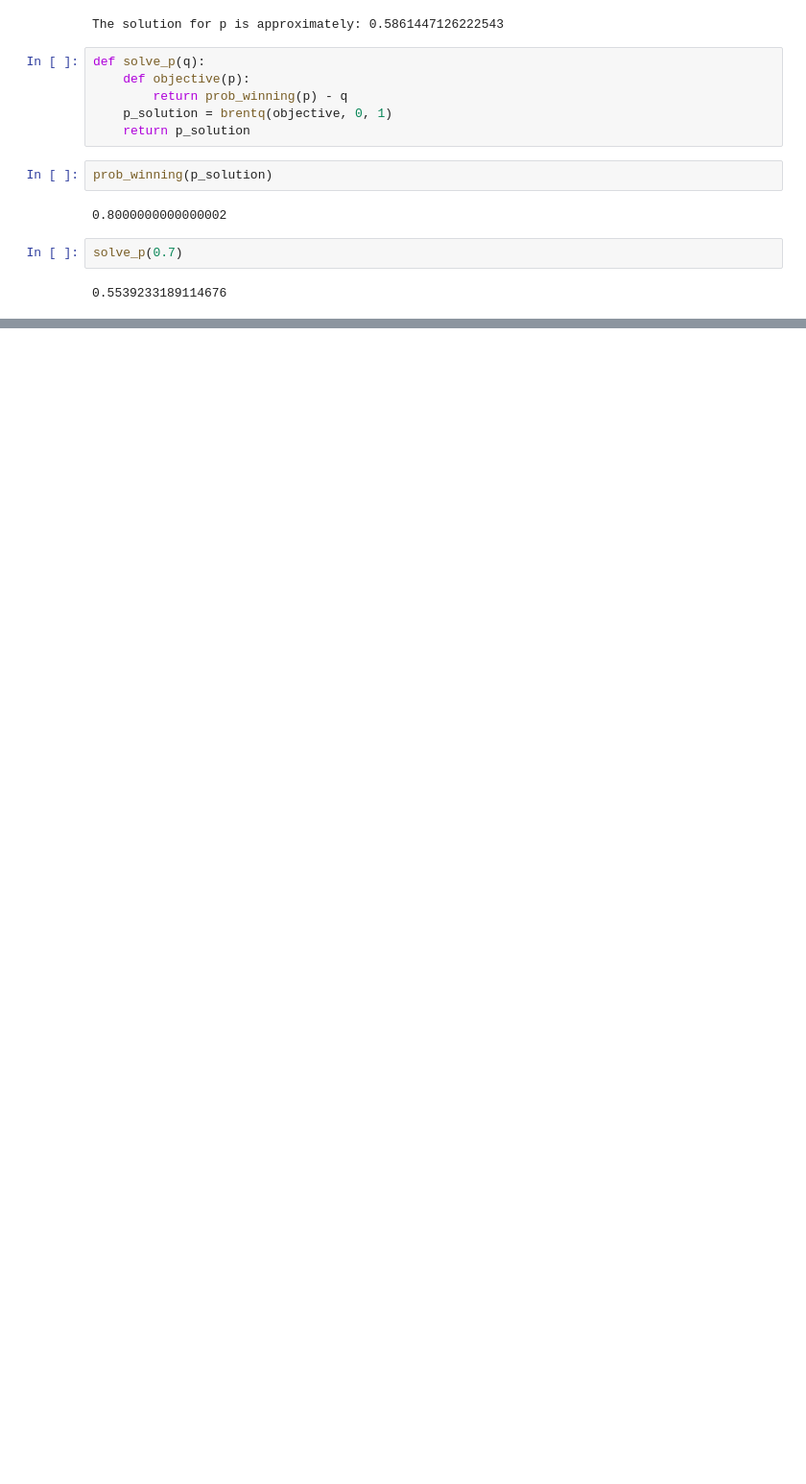
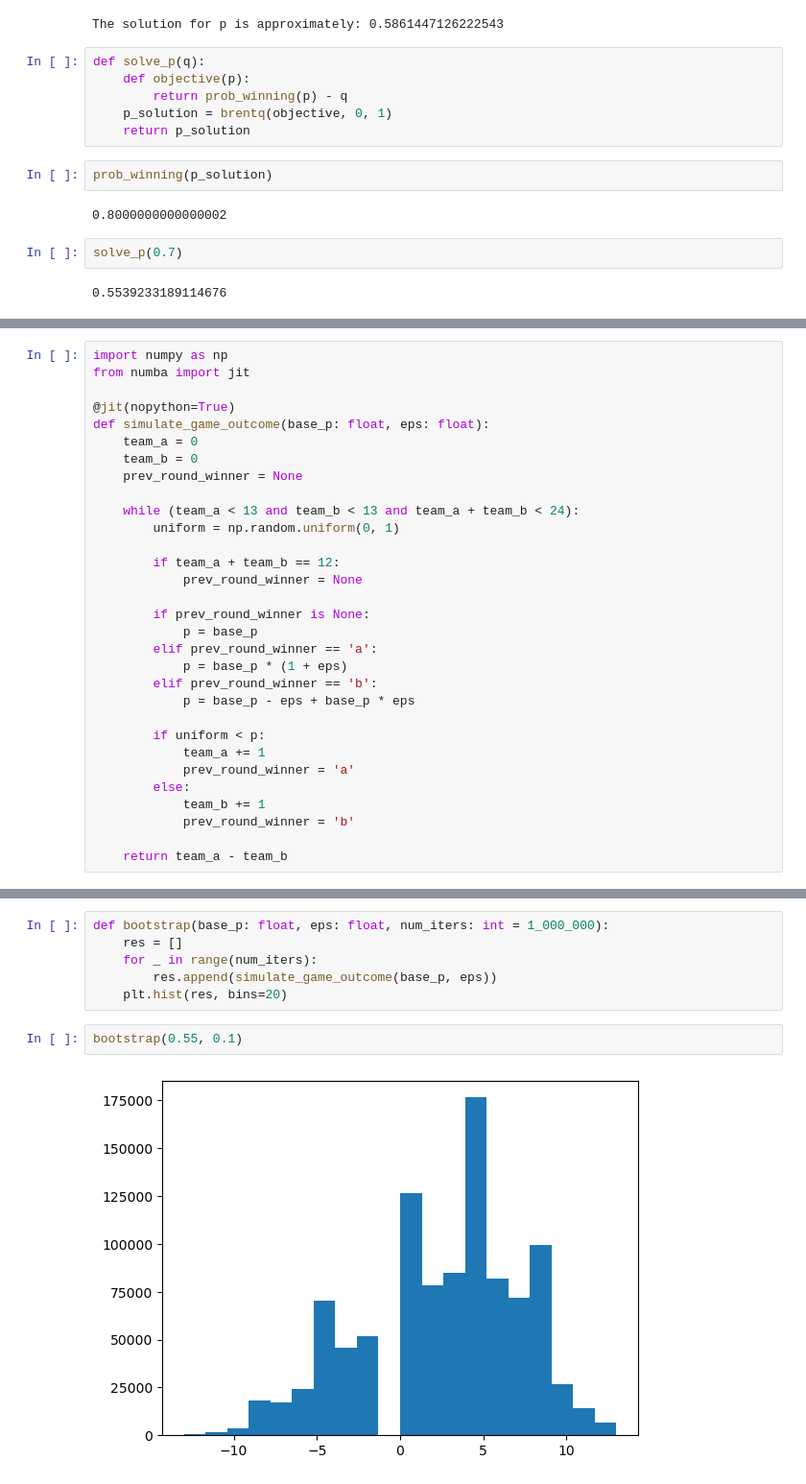
Before and after one commit to fysmoe1121/SportsBetting, a Jupyter notebook: algo_research/research_nb.ipynb, the cells around one changed output, grey strips where cells are left out. Shown at 96% size. Drawn from its saved outputs; the diff is of its cells as text; blank space fills up the shorter version.

Commit message:
added momentum factor in game outcome simulations

```diff
--- a/algo_research/research_nb.ipynb
+++ b/algo_research/research_nb.ipynb
@@ -311,0 +249,31 @@ total_dist.median()
+# %%
+import numpy as np
+from numba import jit
+
+@jit(nopython=True)
+def simulate_game_outcome(base_p: float, eps: float):
+    team_a = 0
+    team_b = 0
+    prev_round_winner = None
+
+    while (team_a < 13 and team_b < 13 and team_a + team_b < 24):
+        uniform = np.random.uniform(0, 1)
+
+        if team_a + team_b == 12:
+            prev_round_winner = None
+
+        if prev_round_winner is None:
+            p = base_p
+        elif prev_round_winner == 'a':
+            p = base_p * (1 + eps)
+        elif prev_round_winner == 'b':
+            p = base_p - eps + base_p * eps
+
+        if uniform < p:
+            team_a += 1
+            prev_round_winner = 'a'
+        else:
+            team_b += 1
+            prev_round_winner = 'b'
+
+    return team_a - team_b
@@ -311,0 +284,10 @@ total_dist.median()
+# %%
+def bootstrap(base_p: float, eps: float, num_iters: int = 1_000_000):
+    res = []
+    for _ in range(num_iters):
+        res.append(simulate_game_outcome(base_p, eps))
+    plt.hist(res, bins=20)
+# %%
+bootstrap(0.55, 0.1)
+# %% [output]
+[figure, added]
```
Also changed, not shown: parts of 27 cells of this notebook, 1 other file.
